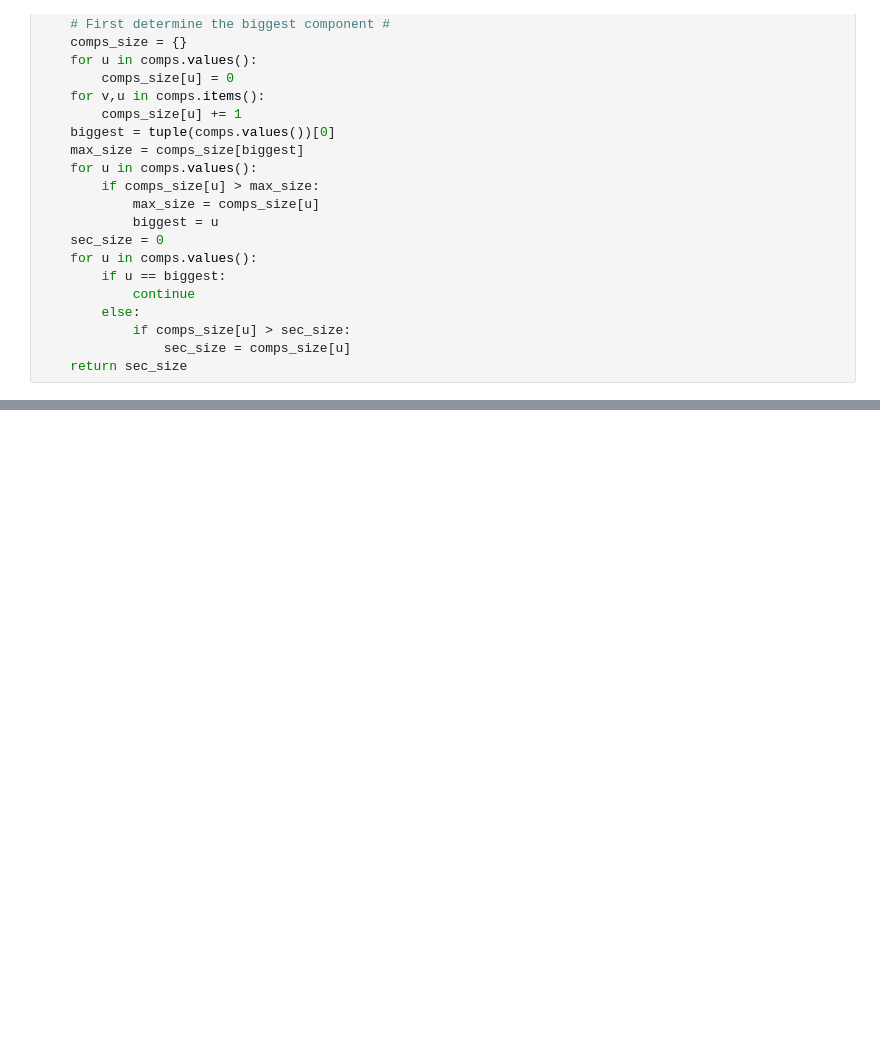
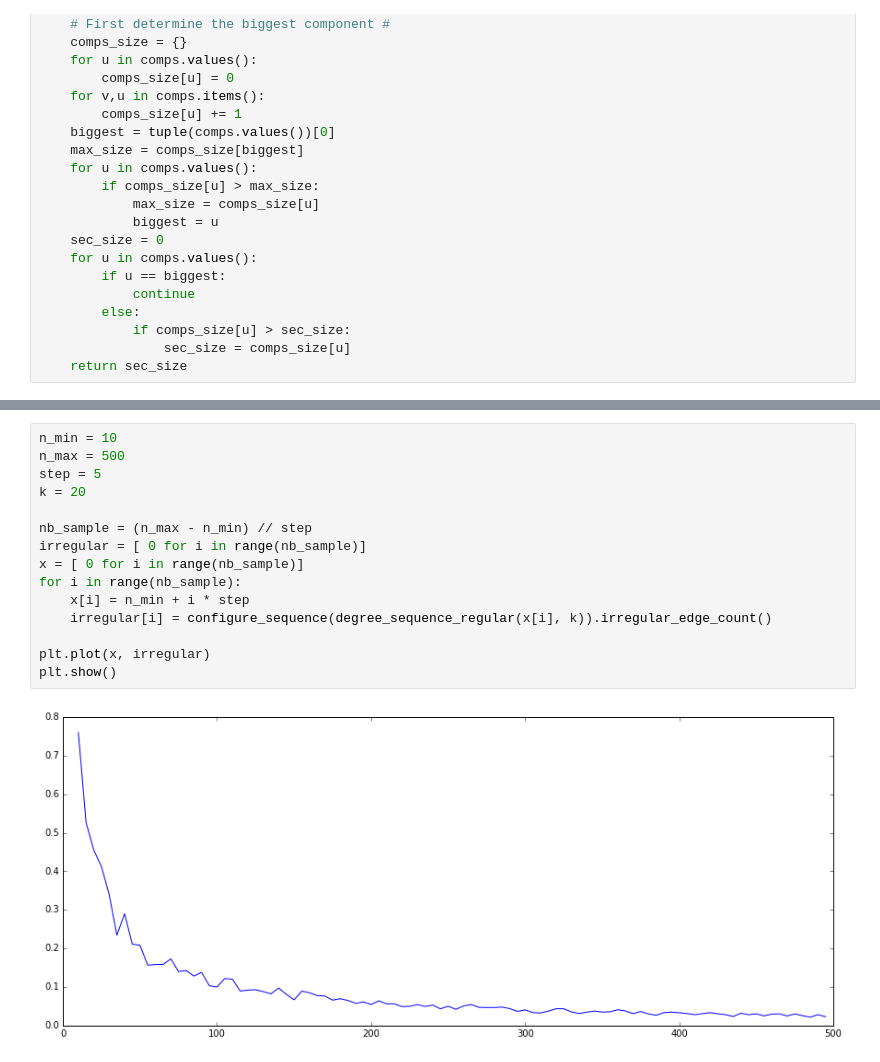
Before and after one commit to d1laj/M2_CR15, a Jupyter notebook: TP1.ipynb, the cells around one changed output, grey strips where cells are left out. Cells and saved outputs as stored; diff of their text form; blank space fills up the shorter version.

```diff
--- a/TP1.ipynb
+++ b/TP1.ipynb
@@ -693,0 +754,17 @@ def degree_sequence_lognormal(n, mu, sigma):
+# %%
+n_min = 10
+n_max = 500
+step = 5
+k = 20
+
+nb_sample = (n_max - n_min) // step
+irregular = [ 0 for i in range(nb_sample)]
+x = [ 0 for i in range(nb_sample)]
+for i in range(nb_sample):
+    x[i] = n_min + i * step
+    irregular[i] = configure_sequence(degree_sequence_regular(x[i], k)).irregular_edge_count()
+
+plt.plot(x, irregular)
+plt.show()
+# %% [output]
+[figure, added]
```
Also changed, not shown: parts of 12 cells of this notebook.
